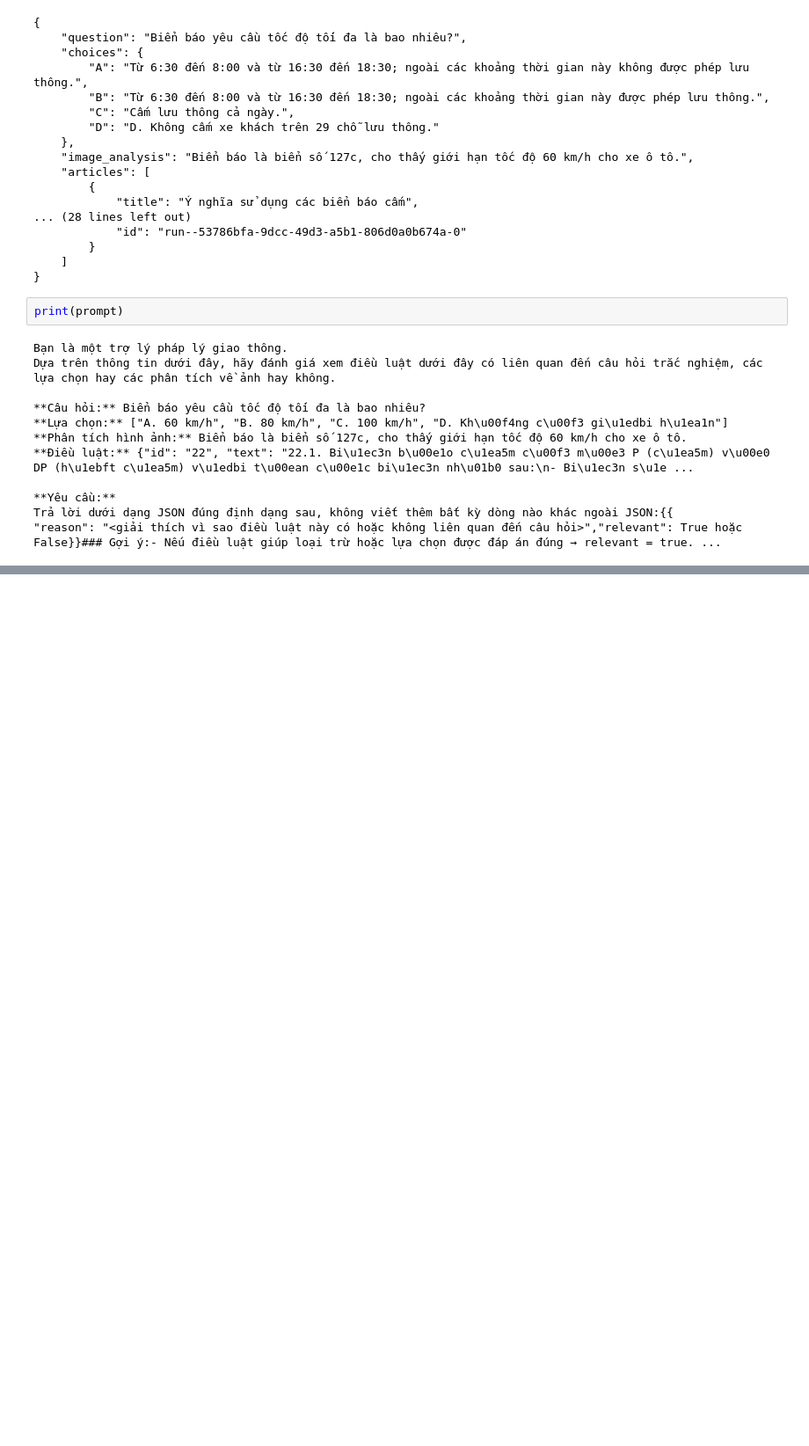
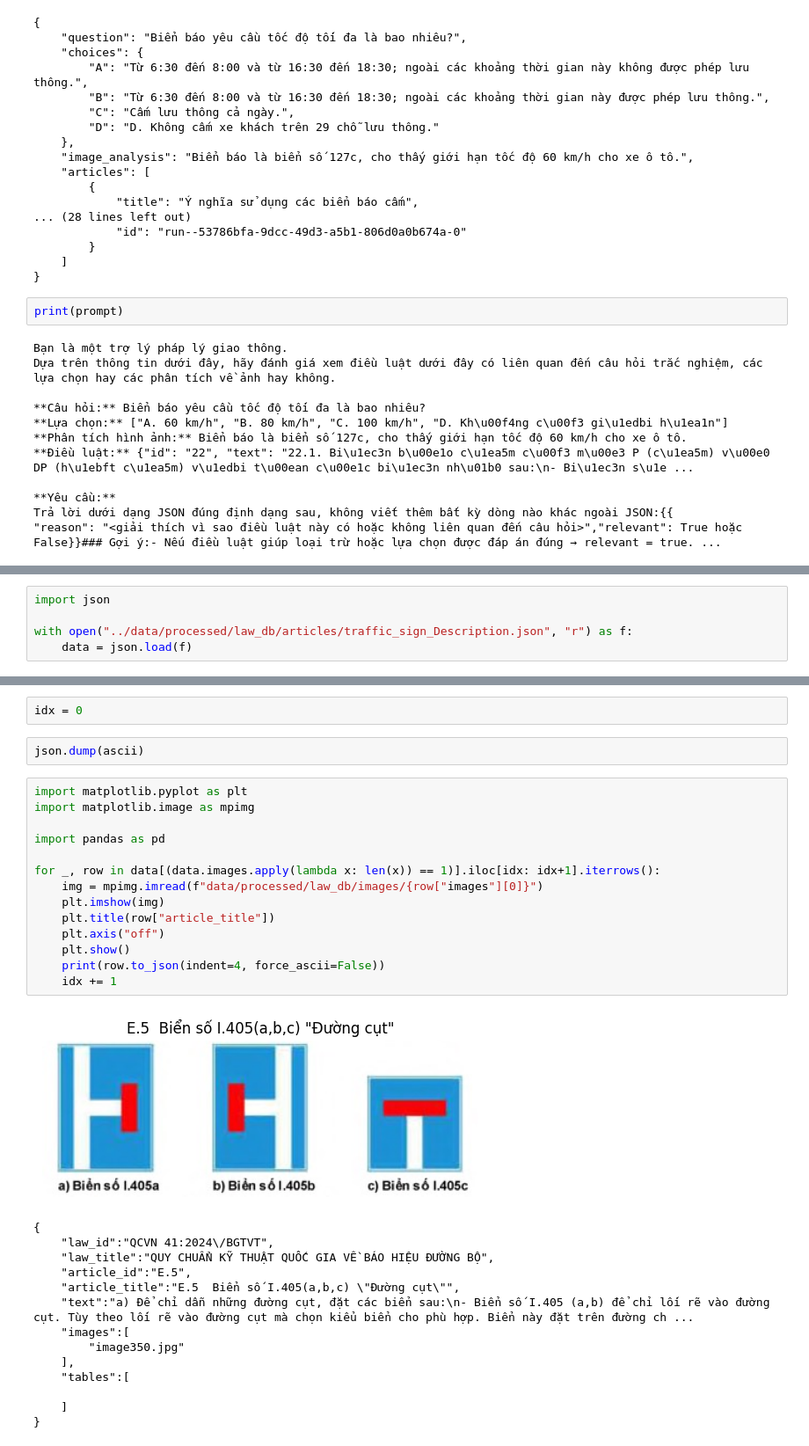
Before and after one commit to KiRzEa/VLSP_2025_SIGMA, a Jupyter notebook: notebooks/test_clients.ipynb, the cells around one changed output, grey strips where cells are left out. Shown at 88% size. Cells and saved outputs as stored; diff of their text form; blank space fills up the shorter version.

Commit message:
feat: add prompt for traffic sign extraction prompt

```diff
--- a/notebooks/test_clients.ipynb
+++ b/notebooks/test_clients.ipynb
@@ -281,0 +97,5 @@ print(prompt)
+# %%
+import json
+
+with open("../data/processed/law_db/articles/traffic_sign_Description.json", "r") as f:
+    data = json.load(f)
@@ -281,0 +113,33 @@ print(prompt)
+# %%
+idx = 0
+# %%
+json.dump(ascii)
+# %%
+import matplotlib.pyplot as plt
+import matplotlib.image as mpimg
+
+import pandas as pd
+
+for _, row in data[(data.images.apply(lambda x: len(x)) == 1)].iloc[idx: idx+1].iterrows():
+    img = mpimg.imread(f"data/processed/law_db/images/{row["images"][0]}")
+    plt.imshow(img)
+    plt.title(row["article_title"])
+    plt.axis("off")
+    plt.show()
+    print(row.to_json(indent=4, force_ascii=False))
+    idx += 1
+# %% [output]
+[figure, added]
+{
+    "law_id":"QCVN 41:2024\/BGTVT",
+    "law_title":"QUY CHUẨN KỸ THUẬT QUỐC GIA VỀ BÁO HIỆU ĐƯỜNG BỘ",
+    "article_id":"E.5",
+    "article_title":"E.5  Biển số I.405(a,b,c) \"Đường cụt\"",
+    "text":"a) Để chỉ dẫn những đường cụt, đặt các biển sau:\n- Biển số I.405 (a,b) để chỉ lối rẽ vào đường cụt. Tùy theo lối rẽ vào đường cụt mà chọn kiểu biển cho phù hợp. Biển này đặt trên đường ch ...
+    "images":[
+        "image350.jpg"
+    ],
+    "tables":[
+
+    ]
+}
```
Also changed, not shown: parts of 11 cells of this notebook, 1 other file.
